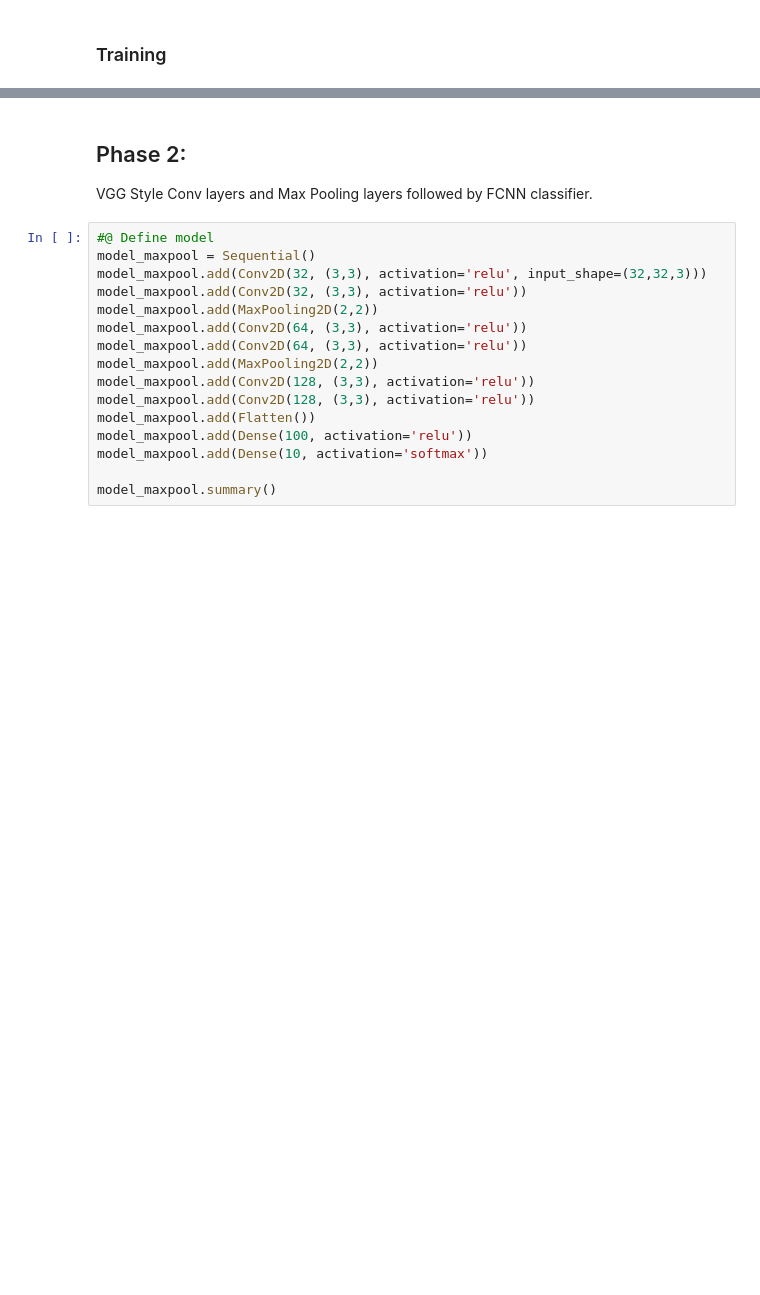
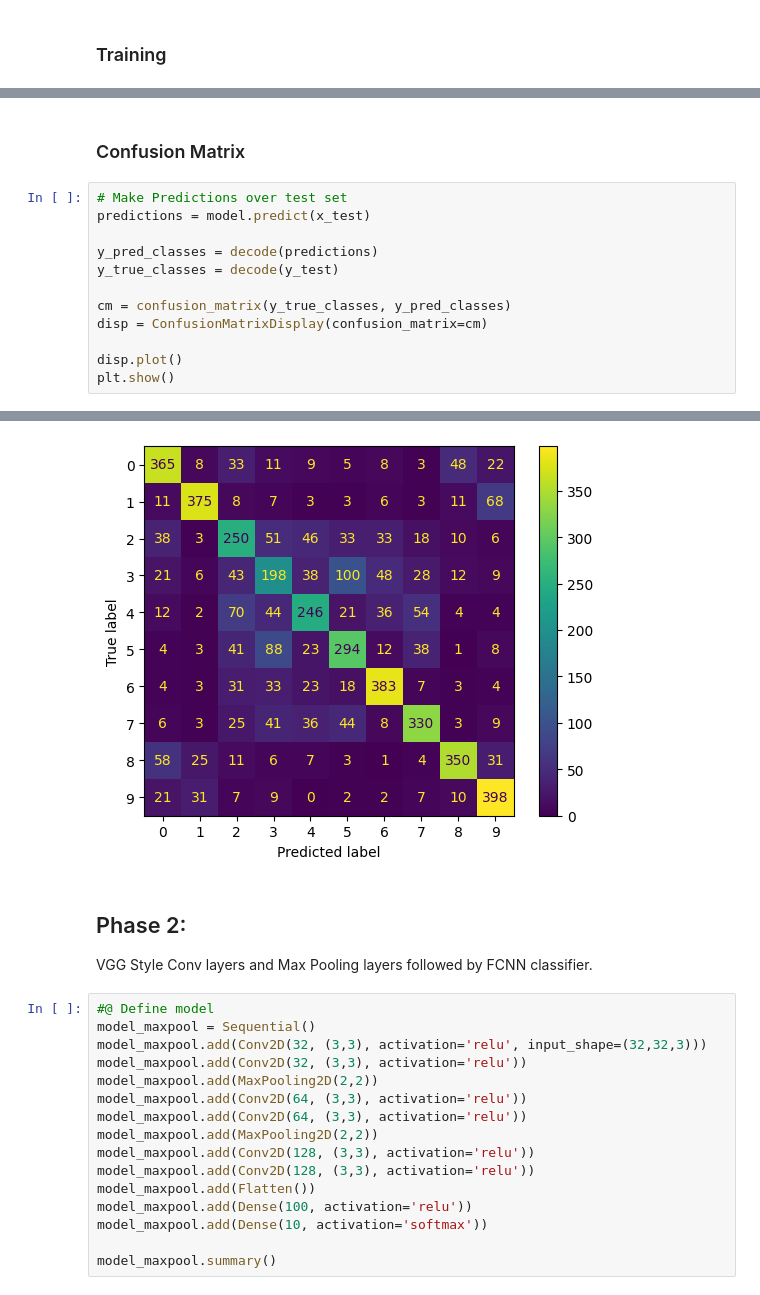
Before and after one commit to nsk126/transferlearning_shufflenet, a Jupyter notebook: main.ipynb, the cells around one changed output, grey strips where cells are left out. Saved outputs shown, nothing was run; the diff lists cells and outputs as text; blank space fills up the shorter version.

```diff
--- a/main.ipynb
+++ b/main.ipynb
@@ -90,0 +160,15 @@ print('\nTest accuracy:', test_acc)
+# %% [markdown]
+### Confusion Matrix
+# %%
+# Make Predictions over test set
+predictions = model.predict(x_test)
+
+y_pred_classes = decode(predictions)
+y_true_classes = decode(y_test)
+
+cm = confusion_matrix(y_true_classes, y_pred_classes)
+disp = ConfusionMatrixDisplay(confusion_matrix=cm)
+
+disp.plot()
+plt.show()
+# %% [output]
@@ -91,3 +176,4 @@ print('\nTest accuracy:', test_acc)
+[figure, added]
 # %% [markdown]
 ## Phase 2:
 
```
Also changed, not shown: parts of 20 cells of this notebook, 1 other file.
